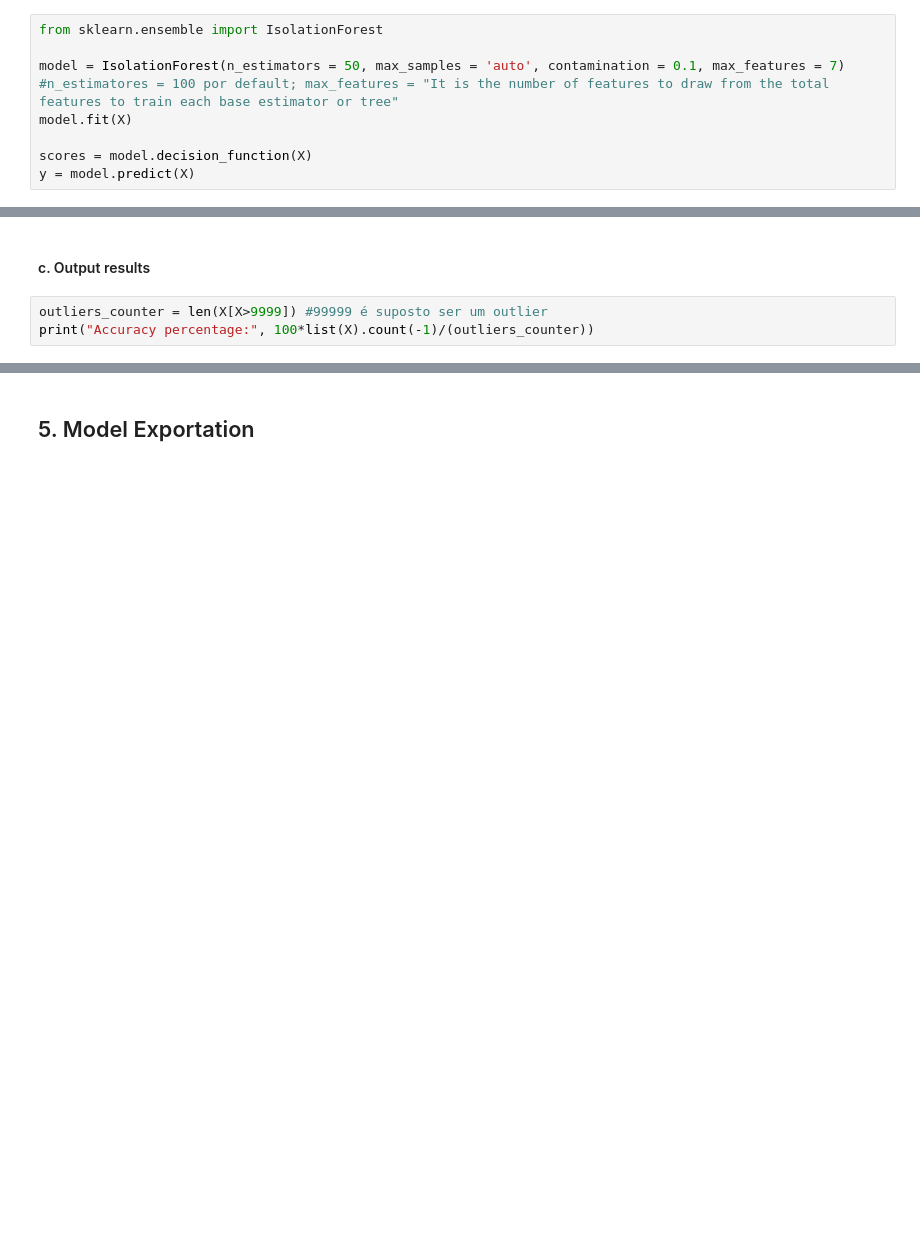
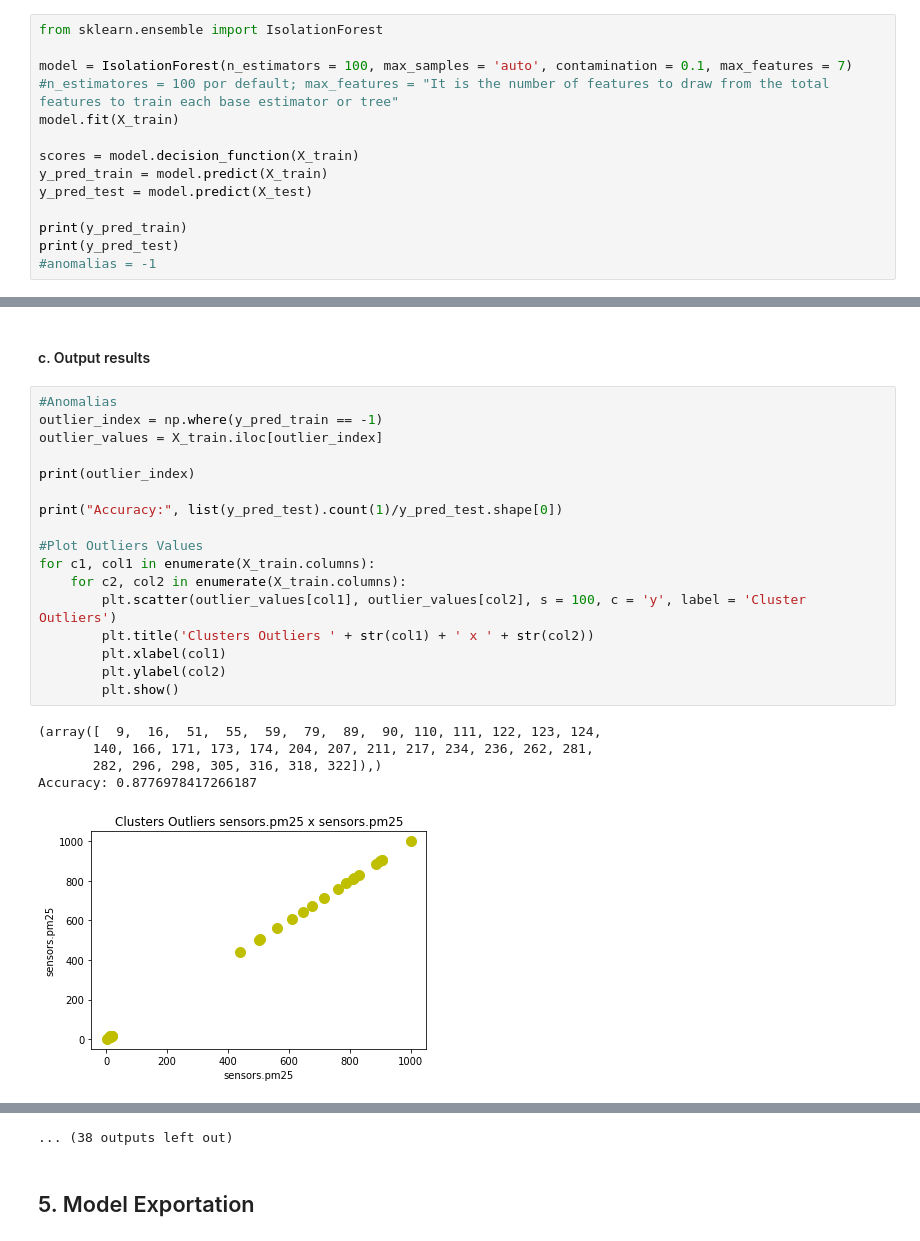
Before and after one commit to tiago-fontes/PEI, a Jupyter notebook: AlertAI/Algorithms.ipynb, the cells around one changed output, grey strips where cells are left out. Drawn from its saved outputs; the diff is of its cells as text; blank space fills up the shorter version.

```diff
--- a/AlertAI/Algorithms.ipynb
+++ b/AlertAI/Algorithms.ipynb
@@ -295,9 +370,14 @@ outlier_values = X.iloc[outlier_index]
 # %%
 from sklearn.ensemble import IsolationForest
 
-model = IsolationForest(n_estimators = 50, max_samples = 'auto', contamination = 0.1, max_features = 7)
+model = IsolationForest(n_estimators = 100, max_samples = 'auto', contamination = 0.1, max_features = 7)
 #n_estimatores = 100 por default; max_features = "It is the number of features to draw from the total features to train each base estimator or tree"
-model.fit(X)
+model.fit(X_train)
 
-scores = model.decision_function(X)
-y = model.predict(X)
+scores = model.decision_function(X_train)
+y_pred_train = model.predict(X_train)
+y_pred_test = model.predict(X_test)
+
+print(y_pred_train)
+print(y_pred_test)
+#anomalias = -1
@@ -304,5 +405,25 @@ y = model.predict(X)
 # %% [markdown]
 #### c. Output results
-# %%
-outliers_counter = len(X[X>9999]) #99999 é suposto ser um outlier
-print("Accuracy percentage:", 100*list(X).count(-1)/(outliers_counter))
+# %%
+#Anomalias
+outlier_index = np.where(y_pred_train == -1)
+outlier_values = X_train.iloc[outlier_index]
+
+print(outlier_index)
+
+print("Accuracy:", list(y_pred_test).count(1)/y_pred_test.shape[0])
+
+#Plot Outliers Values
+for c1, col1 in enumerate(X_train.columns):
+    for c2, col2 in enumerate(X_train.columns):
+        plt.scatter(outlier_values[col1], outlier_values[col2], s = 100, c = 'y', label = 'Cluster Outliers')
+        plt.title('Clusters Outliers ' + str(col1) + ' x ' + str(col2))
+        plt.xlabel(col1)
+        plt.ylabel(col2)
+        plt.show()
+# %% [output]
+(array([  9,  16,  51,  55,  59,  79,  89,  90, 110, 111, 122, 123, 124,
+       140, 166, 171, 173, 174, 204, 207, 211, 217, 234, 236, 262, 281,
+       282, 296, 298, 305, 316, 318, 322]),)
+Accuracy: 0.8776978417266187
+[figure, added]
@@ -309,3 +440,4 @@ print("Accuracy percentage:", 100*list(X).count(-1)/(outliers_counter))
+... (38 outputs left out)
 # %% [markdown]
 ## 5. Model Exportation
 # %% [markdown]
```
Also changed, not shown: parts of 14 cells of this notebook.
